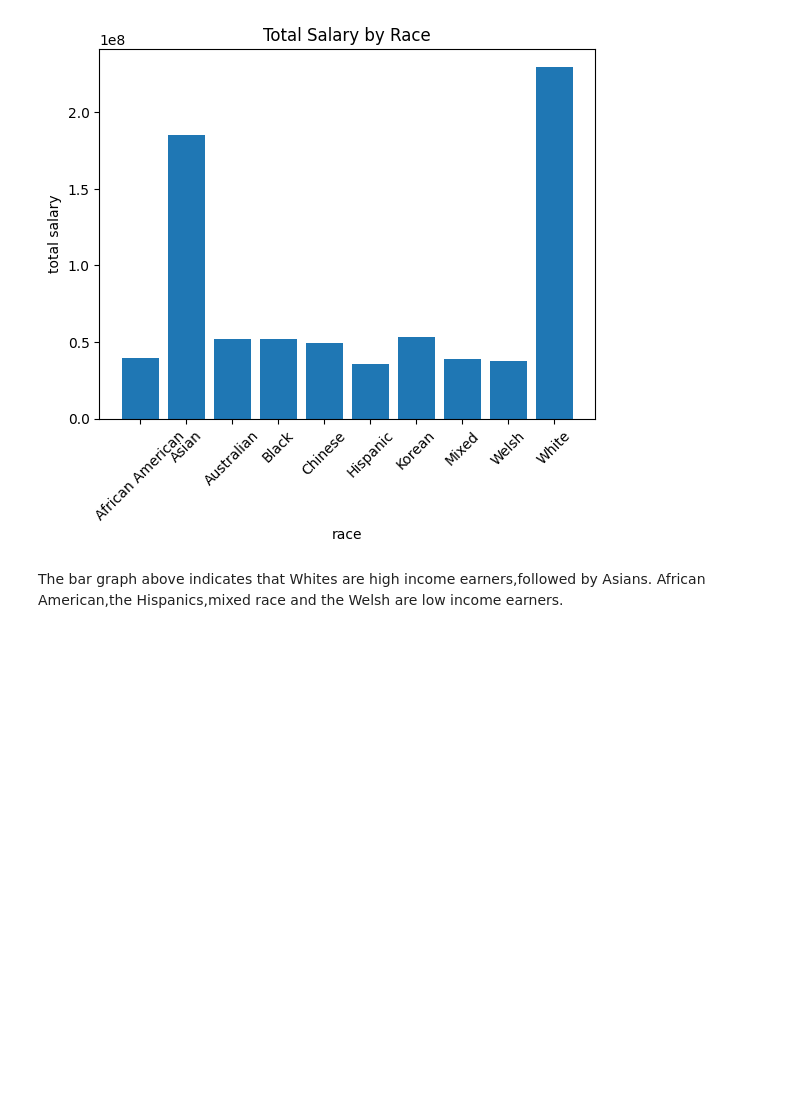
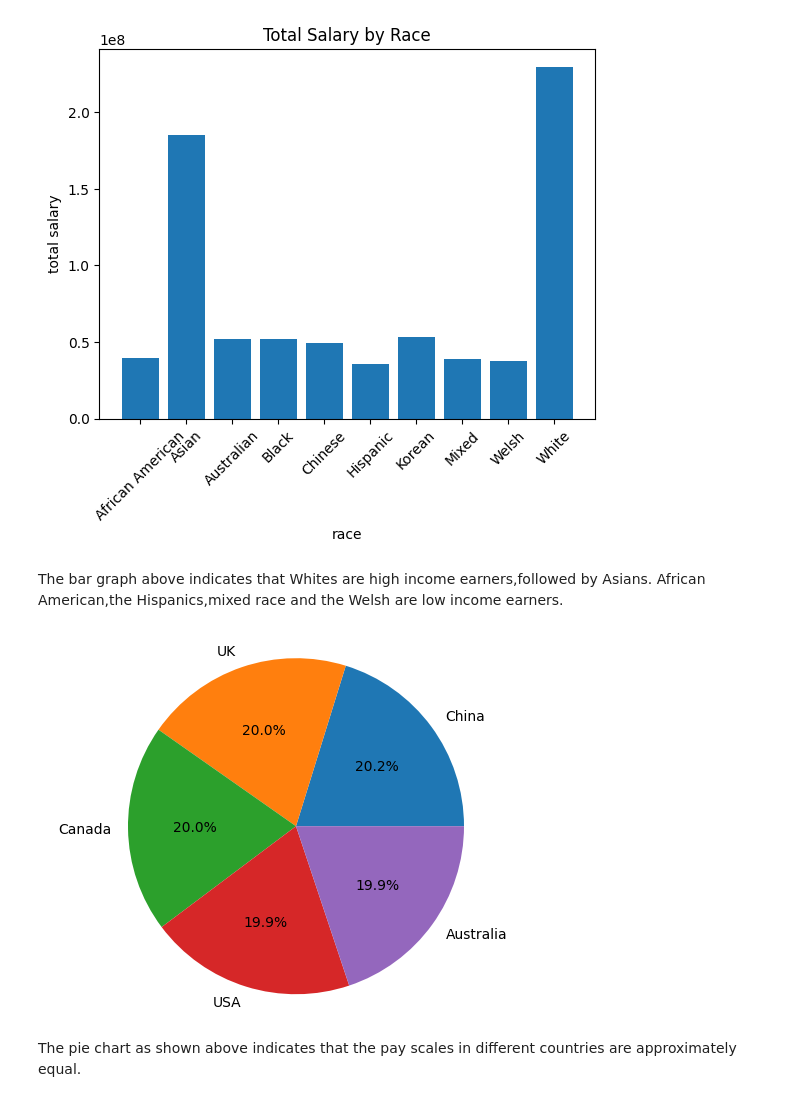
Before and after one commit to IVYMWAI/PayStats, a Jupyter notebook: Data Analysis with Python.ipynb, the cells around one changed output. Cells and saved outputs as stored; diff of their text form; code cells hidden in the pictures; blank space fills up the shorter version.

```diff
--- a/Data Analysis with Python.ipynb
+++ b/Data Analysis with Python.ipynb
@@ -98,0 +97,22 @@ African American,the Hispanics,mixed race and the Welsh are low income earners.
+# %%
+#PIE CHART SHOWING THE PERCENTAGE OF SALARY EARNED BY EACH COUNTRY
+import matplotlib.pyplot as plt
+grouped_data=data.groupby("country")["salary"].sum().reset_index()
+
+#Calculating the percentage
+total_salary=grouped_data["salary"].sum()
+grouped_data["percentage"]=(grouped_data["salary"]/total_salary)*100
+
+#sorting the data by percentage
+grouped_data=grouped_data.sort_values("percentage",ascending=False)
+
+#Creating the Pie Chart
+plt.pie(grouped_data["percentage"],
+labels=grouped_data["country"],
+autopct="%1.1f%%")
+plt.axis("equal")
+plt.show()
+# %% [output]
+[figure, added]
+# %% [markdown]
+The pie chart as shown above indicates that the pay scales in different countries are approximately equal.
```
Also changed, not shown: parts of 1 cell of this notebook.
